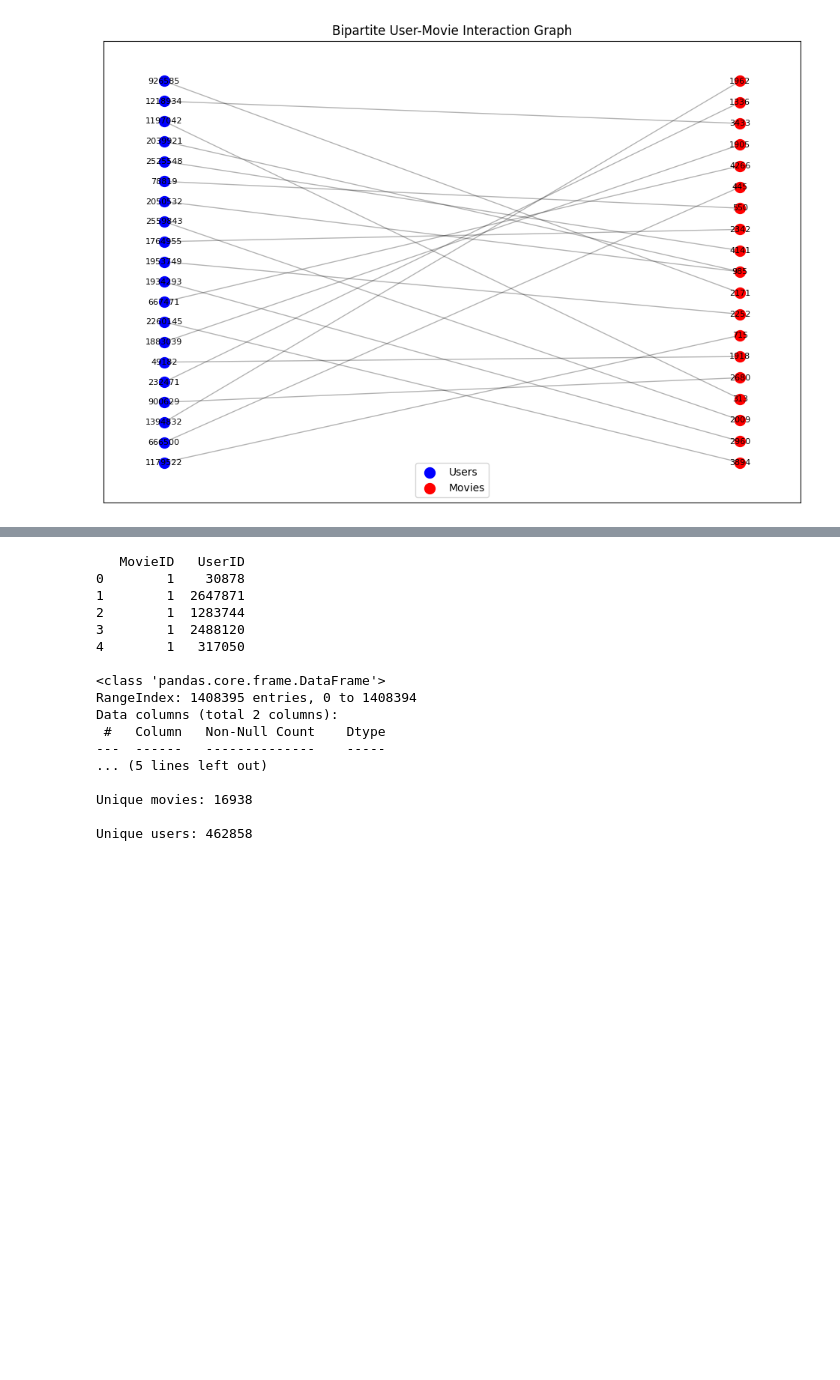
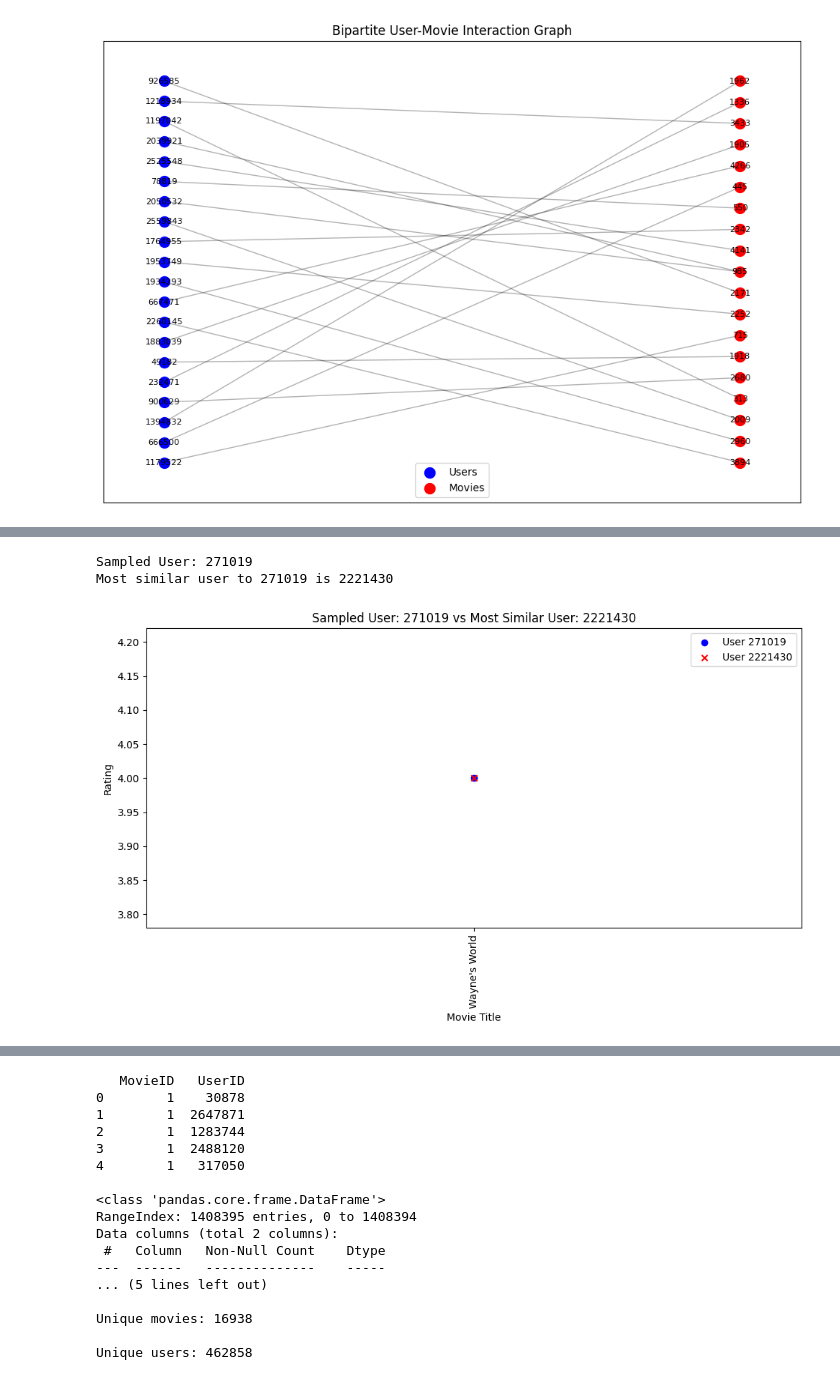
Before and after one commit to alessandrogentili001/Social-Networks-and-Recommendation-Systems, a Jupyter notebook: week_13/lab13.ipynb, the cells around one changed output, grey strips where cells are left out. Cells and saved outputs as stored; diff of their text form; code cells hidden in the pictures; blank space fills up the shorter version.

```diff
--- a/week_13/lab13.ipynb
+++ b/week_13/lab13.ipynb
@@ -506,0 +613,79 @@ plot_user_user_graph(user_user_graph, top_n=100)
+# %%
+def find_most_similar_user(G, df, sampled_user):
+    """
+    Finds the most similar user to a sampled user in the user-user similarity graph.
+    """
+    # Step 1: Find the most similar user to the sampled user
+    similar_users = [(nbr, G[sampled_user][nbr]["weight"]) for nbr in G.neighbors(sampled_user)]
+    if not similar_users:
+        print(f"No similar users found for User {sampled_user}.")
+        return None
+
+    most_similar_user = max(similar_users, key=lambda x: x[1])[0]
+    print(f"Most similar user to {sampled_user} is {most_similar_user}")
+    return most_similar_user
+
+
+def find_random_user_and_similar(G, df):
+    """
+    Samples a random user and finds the most similar user, then compares their movie preferences,
+    including movie titles. Also plots the shared movies with corresponding ratings for both users.
+
+    Args:
+        G (networkx.Graph): The user-user similarity graph.
+        df (pd.DataFrame): The original dataframe containing 'CustomerID', 'MovieID', 'Rating', 'Date', 'MovieTitle'.
+
+    Returns:
+        tuple: (user1, user2, common_movies_df)
+    """
+    # Step 1: Randomly select a user from the graph
+    sampled_user = random.choice(list(G.nodes()))  # Select a random user
+    print(f"Sampled User: {sampled_user}")
+
+    # Step 2: Find the most similar user to the sampled user
+    most_similar_user = find_most_similar_user(G, df, sampled_user)
+    if most_similar_user is None:
+        return None, None, pd.DataFrame()  # No similar user found
+
+    # Step 3: Get their movie preferences
+    sampled_user_movies = df[df["CustomerID"] == sampled_user][["MovieID", "Rating", "MovieTitle"]].rename(columns={"Rating": f"Rating_{sampled_user}"})
+    similar_user_movies = df[df["CustomerID"] == most_similar_user][["MovieID", "Rating", "MovieTitle"]].rename(columns={"Rating": f"Rating_{most_similar_user}"})
+
+    # Step 4: Merge to find common movies
+    common_movies = pd.merge(sampled_user_movies, similar_user_movies, on="MovieID", how="inner")
+
+    # Step 5: Plot shared movies with ratings for both users
+    plt.figure(figsize=(10, 6))
+
+    # Plot ratings for sampled user
+    plt.scatter(common_movies["MovieTitle_x"], common_movies[f"Rating_{sampled_user}"], color='blue', label=f"User {sampled_user}", marker='o')
+
+    # Plot ratings for most similar user
+    plt.scatter(common_movies["MovieTitle_y"], common_movies[f"Rating_{most_similar_user}"], color='red', label=f"User {most_similar_user}", marker='x')
+
+    # Add labels and title
+    plt.title(f"Sampled User: {sampled_user} vs Most Similar User: {most_similar_user}")
+    plt.xlabel("Movie Title")
+    plt.ylabel("Rating")
+    plt.xticks(rotation=90)  # Rotate movie titles for better readability
+    plt.legend()
+
+    # Show plot
+    plt.tight_layout()
+    plt.show()
+
+    return sampled_user, most_similar_user, common_movies
+
+# Run function and get random user and their most similar user
+user1, user2, common_movies_df = find_random_user_and_similar(user_user_graph, sampled_df)
+
+# Display common movies with ratings
+if not common_movies_df.empty:
+    print("\nCommon Movies Rated by Both Users:")
+    print(common_movies_df.head(10))
+else:
+    print("No common movies found for the sampled user.")
+# %% [output]
+Sampled User: 271019
+Most similar user to 271019 is 2221430
+[figure, added]
```
Also changed, not shown: parts of 17 cells of this notebook, 9 other files.
